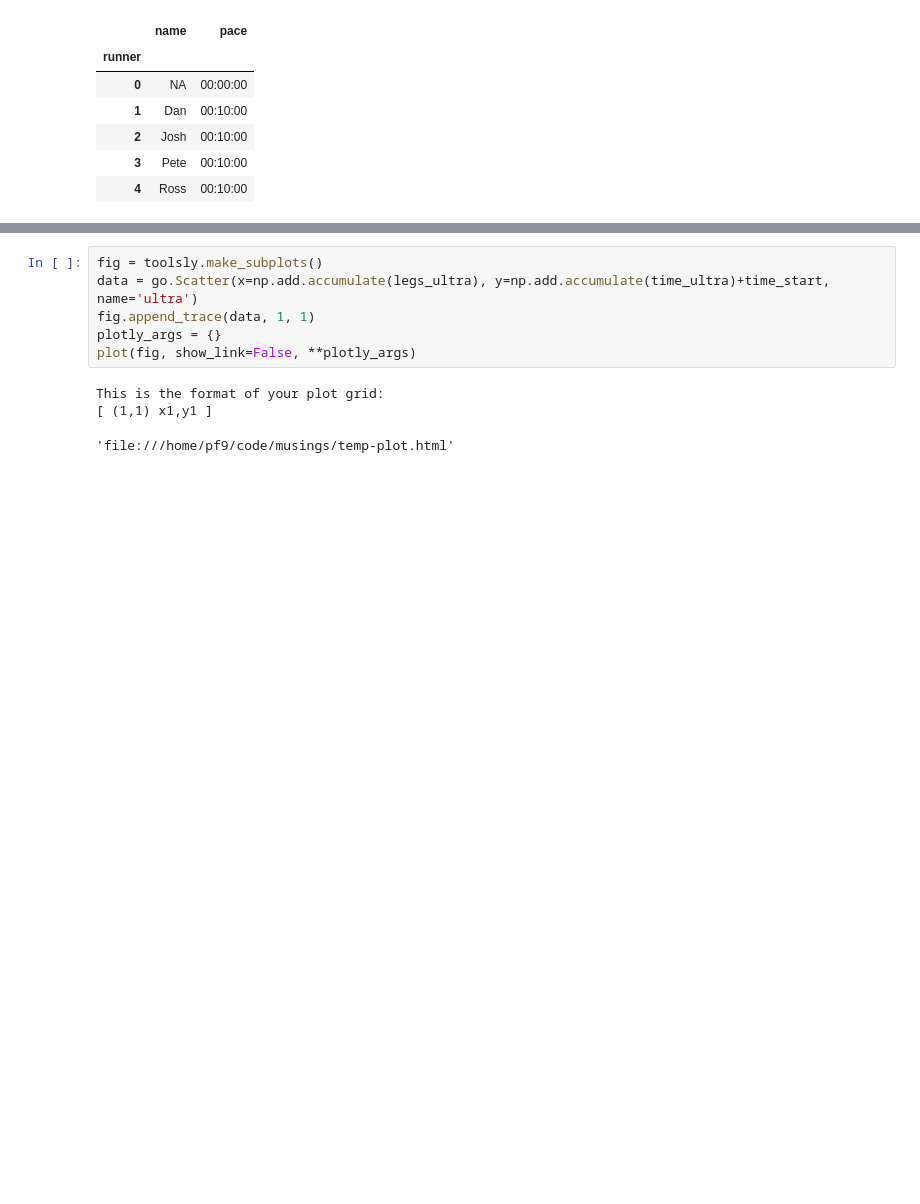
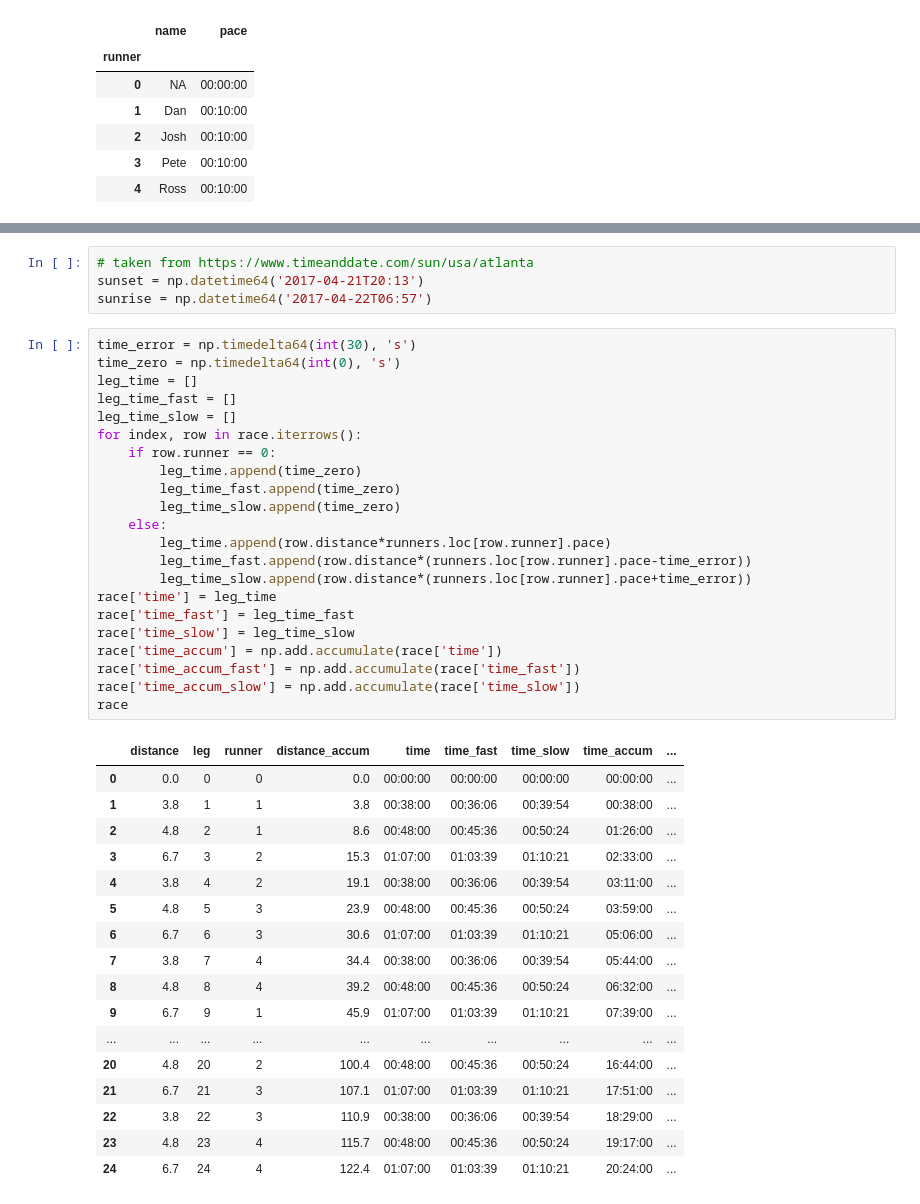
Before and after one commit to peterfpeterson/musings, a Jupyter notebook: AtlantaRagnar2017.ipynb, the cells around one changed output, grey strips where cells are left out. Cells and saved outputs as stored; diff of their text form; blank space fills up the shorter version.

```diff
--- a/AtlantaRagnar2017.ipynb
+++ b/AtlantaRagnar2017.ipynb
@@ -127,10 +90,44 @@ print(np.add.accumulate(time_ultra)+time_start)
-# %%
-fig = toolsly.make_subplots()
-data = go.Scatter(x=np.add.accumulate(legs_ultra), y=np.add.accumulate(time_ultra)+time_start, name='ultra')
-fig.append_trace(data, 1, 1)
-plotly_args = {}
-plot(fig, show_link=False, **plotly_args)
-# %% [output]
-This is the format of your plot grid:
-[ (1,1) x1,y1 ]
-'file:///home/pf9/code/musings/temp-plot.html'
+# %%
+# taken from https://www.timeanddate.com/sun/usa/atlanta
+sunset = np.datetime64('2017-04-21T20:13')
+sunrise = np.datetime64('2017-04-22T06:57')
+# %%
+time_error = np.timedelta64(int(30), 's')
+time_zero = np.timedelta64(int(0), 's')
+leg_time = []
+leg_time_fast = []
+leg_time_slow = []
+for index, row in race.iterrows():
+    if row.runner == 0:
+        leg_time.append(time_zero)
+        leg_time_fast.append(time_zero)
+        leg_time_slow.append(time_zero)
+    else:
+        leg_time.append(row.distance*runners.loc[row.runner].pace)
+        leg_time_fast.append(row.distance*(runners.loc[row.runner].pace-time_error))
+        leg_time_slow.append(row.distance*(runners.loc[row.runner].pace+time_error))
+race['time'] = leg_time
+race['time_fast'] = leg_time_fast
+race['time_slow'] = leg_time_slow
+race['time_accum'] = np.add.accumulate(race['time'])
+race['time_accum_fast'] = np.add.accumulate(race['time_fast'])
+race['time_accum_slow'] = np.add.accumulate(race['time_slow'])
+race
+# %% [output]
+|  | distance | leg | runner | distance_accum | time | time_fast | time_slow | time_accum | ... |
+| 0 | 0.0 | 0 | 0 | 0.0 | 00:00:00 | 00:00:00 | 00:00:00 | 00:00:00 | ... |
+| 1 | 3.8 | 1 | 1 | 3.8 | 00:38:00 | 00:36:06 | 00:39:54 | 00:38:00 | ... |
+| 2 | 4.8 | 2 | 1 | 8.6 | 00:48:00 | 00:45:36 | 00:50:24 | 01:26:00 | ... |
+| 3 | 6.7 | 3 | 2 | 15.3 | 01:07:00 | 01:03:39 | 01:10:21 | 02:33:00 | ... |
+| 4 | 3.8 | 4 | 2 | 19.1 | 00:38:00 | 00:36:06 | 00:39:54 | 03:11:00 | ... |
+| 5 | 4.8 | 5 | 3 | 23.9 | 00:48:00 | 00:45:36 | 00:50:24 | 03:59:00 | ... |
+| 6 | 6.7 | 6 | 3 | 30.6 | 01:07:00 | 01:03:39 | 01:10:21 | 05:06:00 | ... |
+| 7 | 3.8 | 7 | 4 | 34.4 | 00:38:00 | 00:36:06 | 00:39:54 | 05:44:00 | ... |
+| 8 | 4.8 | 8 | 4 | 39.2 | 00:48:00 | 00:45:36 | 00:50:24 | 06:32:00 | ... |
+| 9 | 6.7 | 9 | 1 | 45.9 | 01:07:00 | 01:03:39 | 01:10:21 | 07:39:00 | ... |
+| ... | ... | ... | ... | ... | ... | ... | ... | ... | ... |
+| 20 | 4.8 | 20 | 2 | 100.4 | 00:48:00 | 00:45:36 | 00:50:24 | 16:44:00 | ... |
+| 21 | 6.7 | 21 | 3 | 107.1 | 01:07:00 | 01:03:39 | 01:10:21 | 17:51:00 | ... |
+| 22 | 3.8 | 22 | 3 | 110.9 | 00:38:00 | 00:36:06 | 00:39:54 | 18:29:00 | ... |
+| 23 | 4.8 | 23 | 4 | 115.7 | 00:48:00 | 00:45:36 | 00:50:24 | 19:17:00 | ... |
+| 24 | 6.7 | 24 | 4 | 122.4 | 01:07:00 | 01:03:39 | 01:10:21 | 20:24:00 | ... |
```
Also changed, not shown: parts of 10 cells of this notebook, 1 other file.
